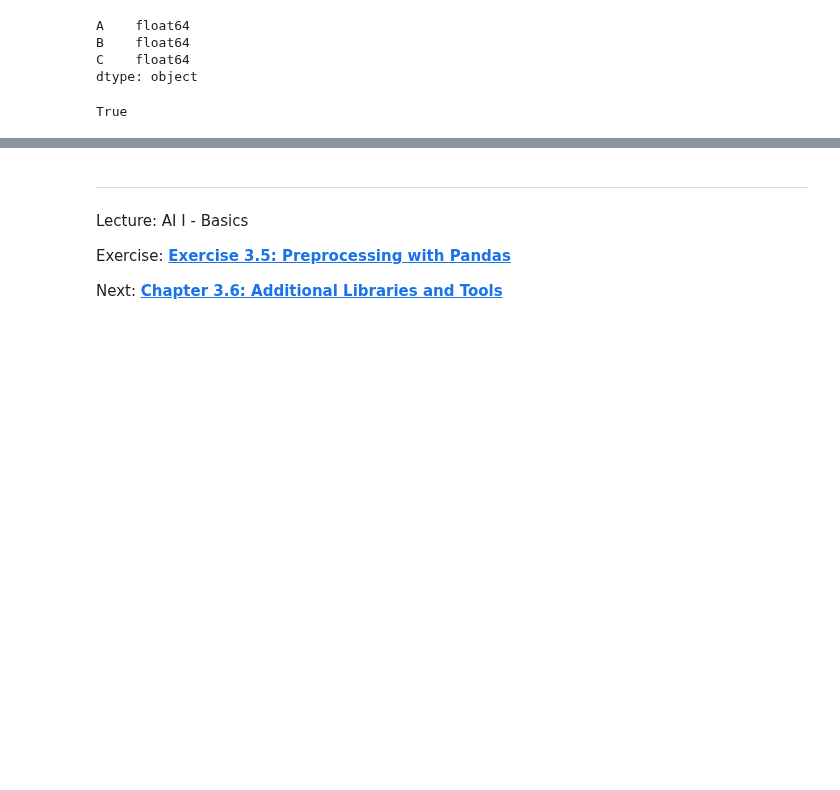
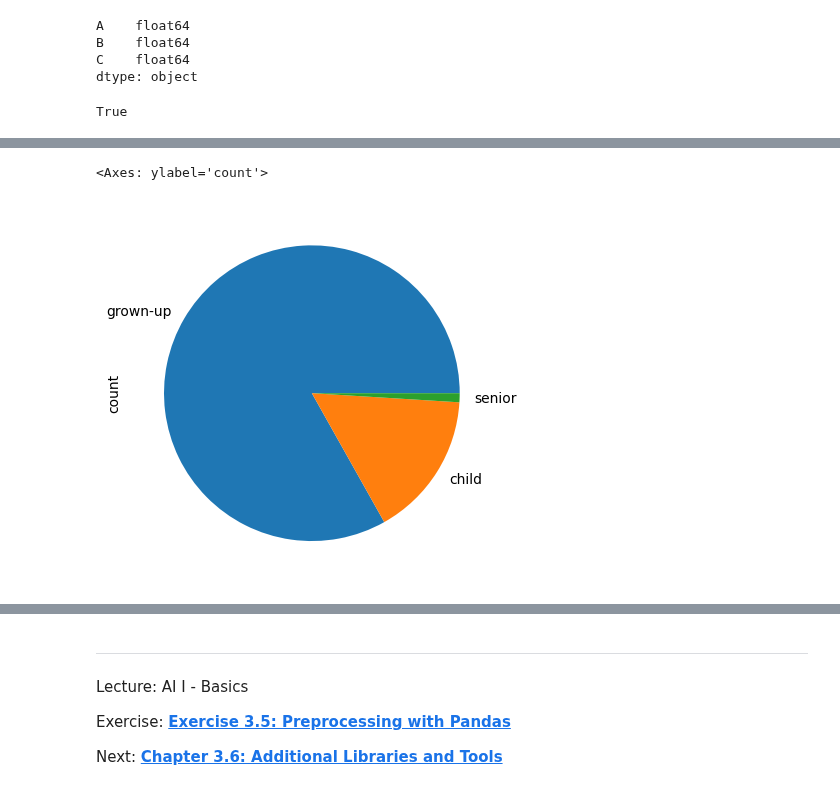
Before and after one commit to iLuckyW/lecture-ai-basics, a Jupyter notebook: chapter/03_data/05_preprocessing.ipynb, the cells around one changed output, grey strips where cells are left out. Drawn from its saved outputs; the diff is of its cells as text; code cells hidden in the pictures; blank space fills up the shorter version.

```diff
--- a/chapter/03_data/05_preprocessing.ipynb
+++ b/chapter/03_data/05_preprocessing.ipynb
@@ -945,0 +977,5 @@ True
+# %%
+titanic['Age_coarse'].value_counts().plot(kind='pie')
+# %% [output]
+<Axes: ylabel='count'>
+[figure, added]
```
Also changed, not shown: parts of 13 cells of this notebook.
